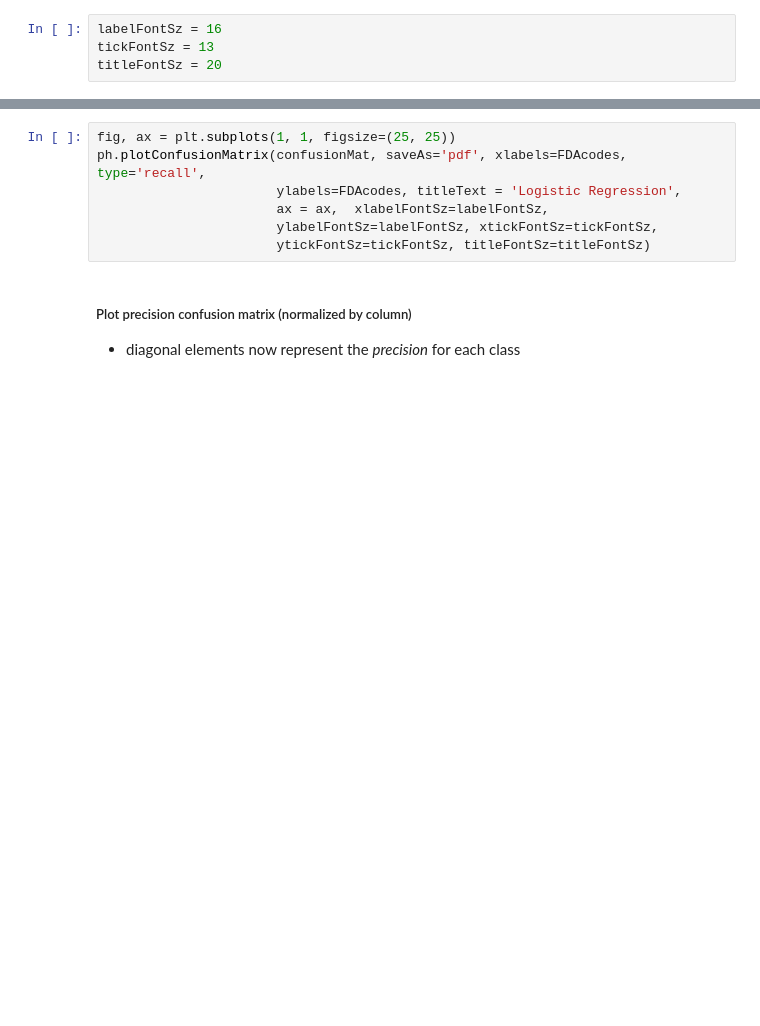
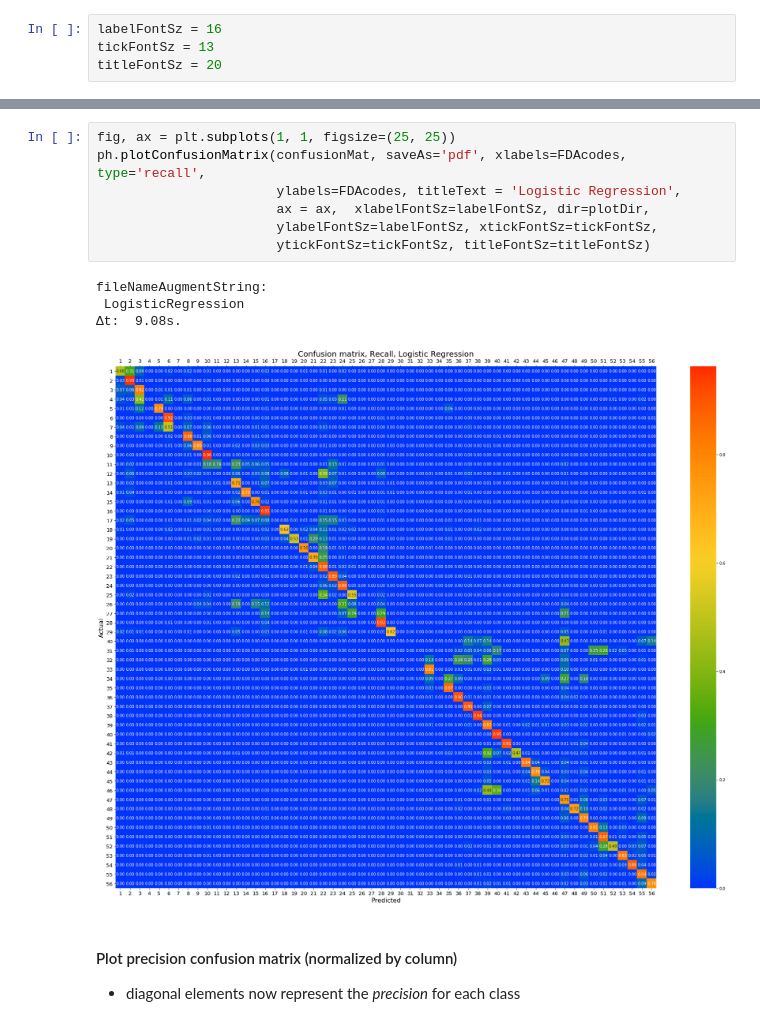
Before and after one commit to mw0/MLnotebooks, a Jupyter notebook: multiClass/PredictiveModelingChallengeLSTM.ipynb, the cells around one changed output, grey strips where cells are left out. Drawn from its saved outputs; the diff is of its cells as text; blank space fills up the shorter version.

```diff
--- a/multiClass/PredictiveModelingChallengeLSTM.ipynb
+++ b/multiClass/PredictiveModelingChallengeLSTM.ipynb
@@ -960,12 +1065,17 @@ ph.plotConfusionMatrix(confusionMat, saveAs='pdf', xlabels=FDAcodes,
 # %%
 fig, ax = plt.subplots(1, 1, figsize=(25, 25))
 ph.plotConfusionMatrix(confusionMat, saveAs='pdf', xlabels=FDAcodes, type='recall',
                        ylabels=FDAcodes, titleText = 'Logistic Regression',
-                       ax = ax,  xlabelFontSz=labelFontSz,
+                       ax = ax,  xlabelFontSz=labelFontSz, dir=plotDir,
                        ylabelFontSz=labelFontSz, xtickFontSz=tickFontSz,
                        ytickFontSz=tickFontSz, titleFontSz=titleFontSz)
+# %% [output]
+fileNameAugmentString:
+ LogisticRegression
+Δt:  9.08s.
+[figure, added]
 # %% [markdown]
-##### Plot precision confusion matrix (normalized by column)
+#### Plot precision confusion matrix (normalized by column)
 
 * diagonal elements now represent the *precision* for each class
 # %%
```
Also changed, not shown: parts of 26 cells of this notebook, 4 other files.
